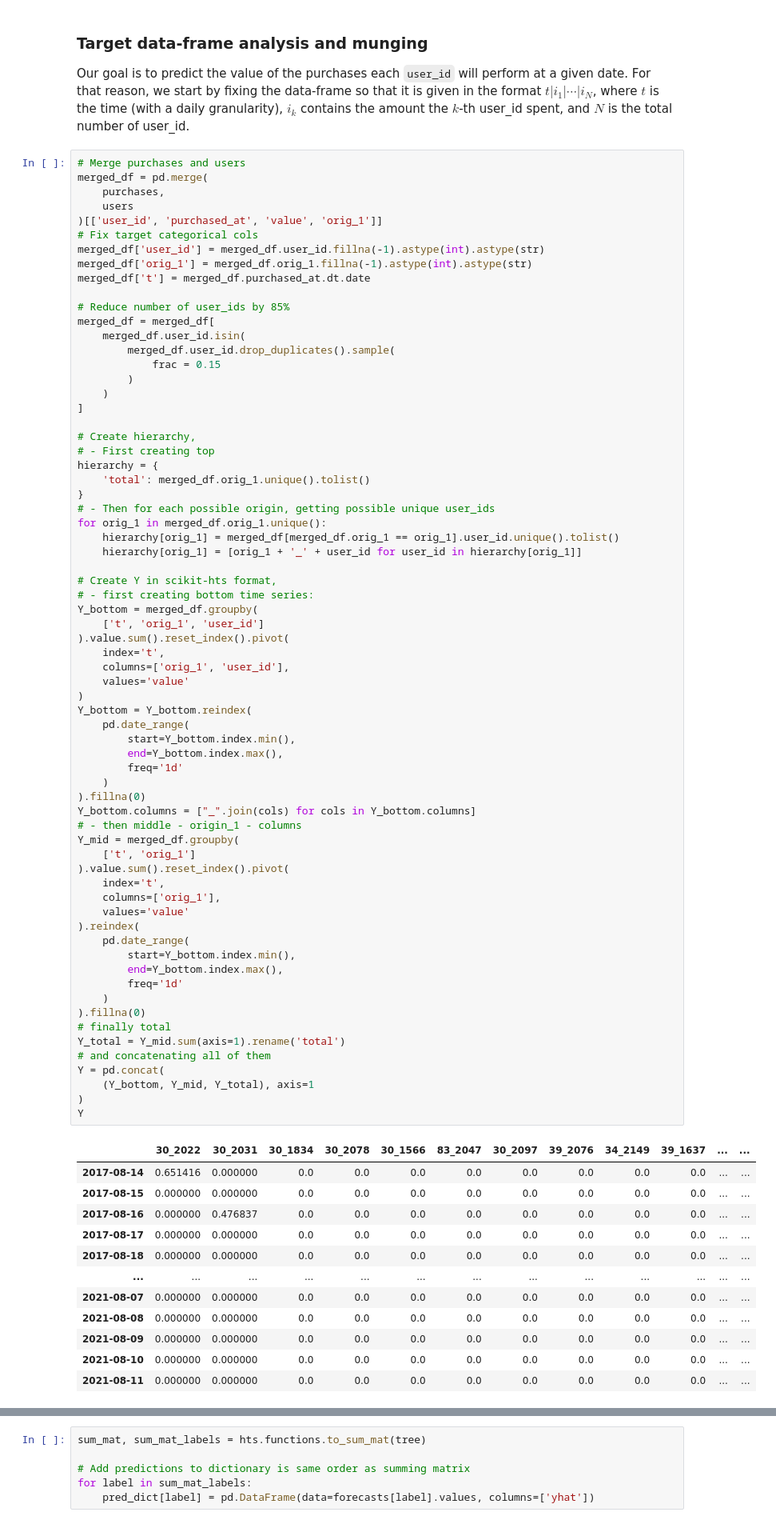
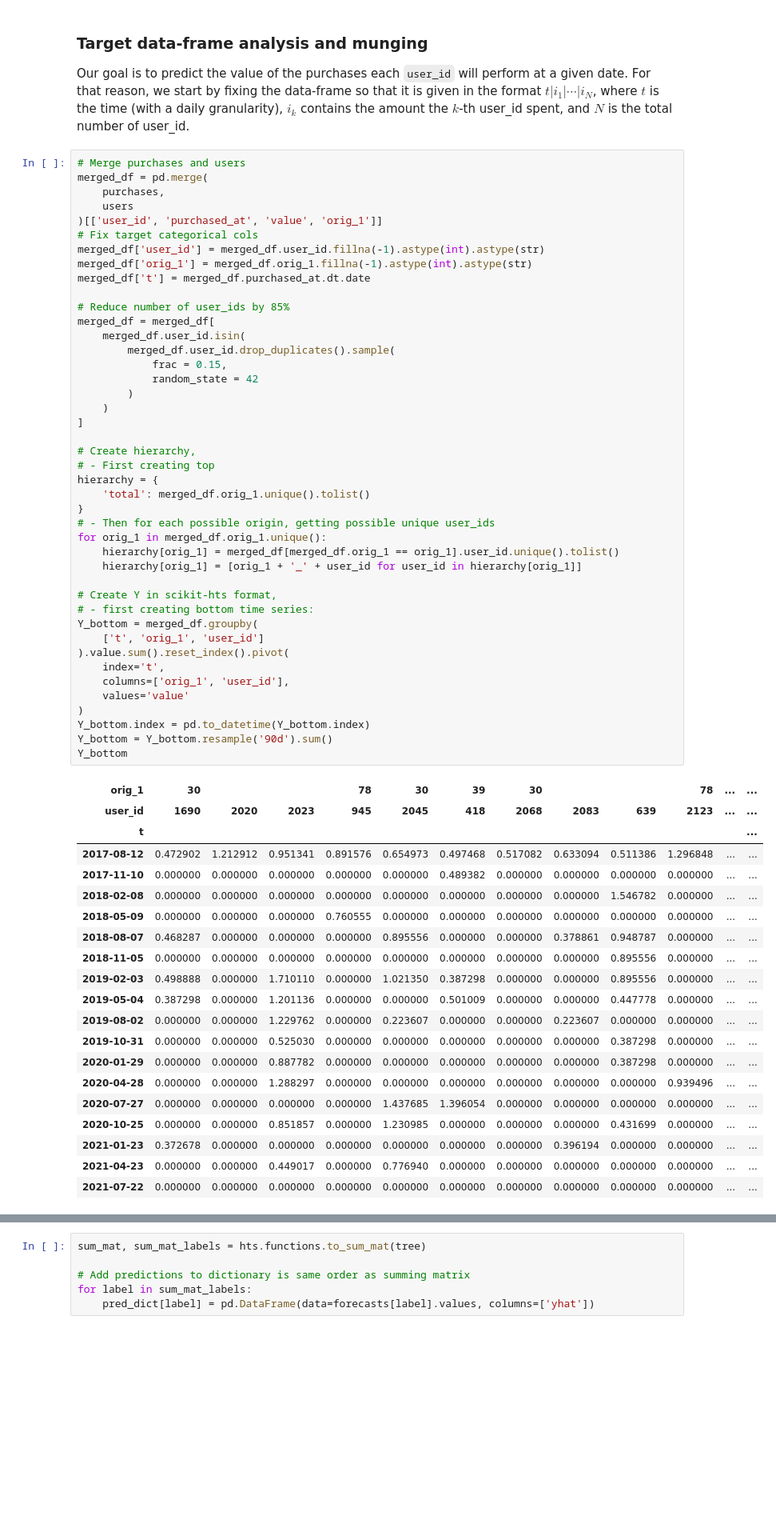
Before and after one commit to guillemsala/by_ratings_assignment, a Jupyter notebook: notebooks/model_selection.ipynb, the cells around one changed output, grey strips where cells are left out. Shown: that part at 80% size. Drawn from its saved outputs; the diff is of its cells as text; blank space fills up the shorter version.

```diff
--- a/notebooks/model_selection.ipynb
+++ b/notebooks/model_selection.ipynb
@@ -25,72 +25,55 @@ merged_df['orig_1'] = merged_df.orig_1.fillna(-1).astype(int).astype(str)
 merged_df['t'] = merged_df.purchased_at.dt.date
 
 # Reduce number of user_ids by 85%
 merged_df = merged_df[
     merged_df.user_id.isin(
         merged_df.user_id.drop_duplicates().sample(
-            frac = 0.15
+            frac = 0.15,
+            random_state = 42
         )
     )
 ]
 
 # Create hierarchy,
 # - First creating top
 hierarchy = {
     'total': merged_df.orig_1.unique().tolist()
 }
 # - Then for each possible origin, getting possible unique user_ids
 for orig_1 in merged_df.orig_1.unique():
     hierarchy[orig_1] = merged_df[merged_df.orig_1 == orig_1].user_id.unique().tolist()
     hierarchy[orig_1] = [orig_1 + '_' + user_id for user_id in hierarchy[orig_1]]
 
 # Create Y in scikit-hts format,
 # - first creating bottom time series:
 Y_bottom = merged_df.groupby(
     ['t', 'orig_1', 'user_id']
 ).value.sum().reset_index().pivot(
     index='t',
     columns=['orig_1', 'user_id'],
     values='value'
 )
-Y_bottom = Y_bottom.reindex(
-    pd.date_range(
-        start=Y_bottom.index.min(),
-        end=Y_bottom.index.max(),
-        freq='1d'
-    )
-).fillna(0)
-Y_bottom.columns = ["_".join(cols) for cols in Y_bottom.columns]
-# - then middle - origin_1 - columns
-Y_mid = merged_df.groupby(
-    ['t', 'orig_1']
-).value.sum().reset_index().pivot(
-    index='t',
-    columns=['orig_1'],
-    values='value'
-).reindex(
-    pd.date_range(
-        start=Y_bottom.index.min(),
-        end=Y_bottom.index.max(),
-        freq='1d'
-    )
-).fillna(0)
-# finally total
-Y_total = Y_mid.sum(axis=1).rename('total')
-# and concatenating all of them
-Y = pd.concat(
-    (Y_bottom, Y_mid, Y_total), axis=1
-)
-Y
+Y_bottom.index = pd.to_datetime(Y_bottom.index)
+Y_bottom = Y_bottom.resample('90d').sum()
+Y_bottom
 # %% [output]
-|  | 30_2022 | 30_2031 | 30_1834 | 30_2078 | 30_1566 | 83_2047 | 30_2097 | 39_2076 | 34_2149 | 39_1637 | ... | ... |
-| 2017-08-14 | 0.651416 | 0.000000 | 0.0 | 0.0 | 0.0 | 0.0 | 0.0 | 0.0 | 0.0 | 0.0 | ... | ... |
-| 2017-08-15 | 0.000000 | 0.000000 | 0.0 | 0.0 | 0.0 | 0.0 | 0.0 | 0.0 | 0.0 | 0.0 | ... | ... |
-| 2017-08-16 | 0.000000 | 0.476837 | 0.0 | 0.0 | 0.0 | 0.0 | 0.0 | 0.0 | 0.0 | 0.0 | ... | ... |
-| 2017-08-17 | 0.000000 | 0.000000 | 0.0 | 0.0 | 0.0 | 0.0 | 0.0 | 0.0 | 0.0 | 0.0 | ... | ... |
-| 2017-08-18 | 0.000000 | 0.000000 | 0.0 | 0.0 | 0.0 | 0.0 | 0.0 | 0.0 | 0.0 | 0.0 | ... | ... |
-| ... | ... | ... | ... | ... | ... | ... | ... | ... | ... | ... | ... | ... |
-| 2021-08-07 | 0.000000 | 0.000000 | 0.0 | 0.0 | 0.0 | 0.0 | 0.0 | 0.0 | 0.0 | 0.0 | ... | ... |
-| 2021-08-08 | 0.000000 | 0.000000 | 0.0 | 0.0 | 0.0 | 0.0 | 0.0 | 0.0 | 0.0 | 0.0 | ... | ... |
-| 2021-08-09 | 0.000000 | 0.000000 | 0.0 | 0.0 | 0.0 | 0.0 | 0.0 | 0.0 | 0.0 | 0.0 | ... | ... |
-| 2021-08-10 | 0.000000 | 0.000000 | 0.0 | 0.0 | 0.0 | 0.0 | 0.0 | 0.0 | 0.0 | 0.0 | ... | ... |
-| 2021-08-11 | 0.000000 | 0.000000 | 0.0 | 0.0 | 0.0 | 0.0 | 0.0 | 0.0 | 0.0 | 0.0 | ... | ... |
+| orig_1 | 30 |  |  | 78 | 30 | 39 | 30 |  |  | 78 | ... | ... |
+| user_id | 1690 | 2020 | 2023 | 945 | 2045 | 418 | 2068 | 2083 | 639 | 2123 | ... | ... |
+| t |  |  |  |  |  |  |  |  |  |  |  | ... |
+| 2017-08-12 | 0.472902 | 1.212912 | 0.951341 | 0.891576 | 0.654973 | 0.497468 | 0.517082 | 0.633094 | 0.511386 | 1.296848 | ... | ... |
+| 2017-11-10 | 0.000000 | 0.000000 | 0.000000 | 0.000000 | 0.000000 | 0.489382 | 0.000000 | 0.000000 | 0.000000 | 0.000000 | ... | ... |
+| 2018-02-08 | 0.000000 | 0.000000 | 0.000000 | 0.000000 | 0.000000 | 0.000000 | 0.000000 | 0.000000 | 1.546782 | 0.000000 | ... | ... |
+| 2018-05-09 | 0.000000 | 0.000000 | 0.000000 | 0.760555 | 0.000000 | 0.000000 | 0.000000 | 0.000000 | 0.000000 | 0.000000 | ... | ... |
+| 2018-08-07 | 0.468287 | 0.000000 | 0.000000 | 0.000000 | 0.895556 | 0.000000 | 0.000000 | 0.378861 | 0.948787 | 0.000000 | ... | ... |
+| 2018-11-05 | 0.000000 | 0.000000 | 0.000000 | 0.000000 | 0.000000 | 0.000000 | 0.000000 | 0.000000 | 0.895556 | 0.000000 | ... | ... |
+| 2019-02-03 | 0.498888 | 0.000000 | 1.710110 | 0.000000 | 1.021350 | 0.387298 | 0.000000 | 0.000000 | 0.895556 | 0.000000 | ... | ... |
+| 2019-05-04 | 0.387298 | 0.000000 | 1.201136 | 0.000000 | 0.000000 | 0.501009 | 0.000000 | 0.000000 | 0.447778 | 0.000000 | ... | ... |
+| 2019-08-02 | 0.000000 | 0.000000 | 1.229762 | 0.000000 | 0.223607 | 0.000000 | 0.000000 | 0.223607 | 0.000000 | 0.000000 | ... | ... |
+| 2019-10-31 | 0.000000 | 0.000000 | 0.525030 | 0.000000 | 0.000000 | 0.000000 | 0.000000 | 0.000000 | 0.387298 | 0.000000 | ... | ... |
+| 2020-01-29 | 0.000000 | 0.000000 | 0.887782 | 0.000000 | 0.000000 | 0.000000 | 0.000000 | 0.000000 | 0.387298 | 0.000000 | ... | ... |
+| 2020-04-28 | 0.000000 | 0.000000 | 1.288297 | 0.000000 | 0.000000 | 0.000000 | 0.000000 | 0.000000 | 0.000000 | 0.939496 | ... | ... |
+| 2020-07-27 | 0.000000 | 0.000000 | 0.000000 | 0.000000 | 1.437685 | 1.396054 | 0.000000 | 0.000000 | 0.000000 | 0.000000 | ... | ... |
+| 2020-10-25 | 0.000000 | 0.000000 | 0.851857 | 0.000000 | 1.230985 | 0.000000 | 0.000000 | 0.000000 | 0.431699 | 0.000000 | ... | ... |
+| 2021-01-23 | 0.372678 | 0.000000 | 0.000000 | 0.000000 | 0.000000 | 0.000000 | 0.000000 | 0.396194 | 0.000000 | 0.000000 | ... | ... |
+| 2021-04-23 | 0.000000 | 0.000000 | 0.449017 | 0.000000 | 0.776940 | 0.000000 | 0.000000 | 0.000000 | 0.000000 | 0.000000 | ... | ... |
+| 2021-07-22 | 0.000000 | 0.000000 | 0.000000 | 0.000000 | 0.000000 | 0.000000 | 0.000000 | 0.000000 | 0.000000 | 0.000000 | ... | ... |
```
Also changed, not shown: parts of 10 cells of this notebook, 1 other file.
